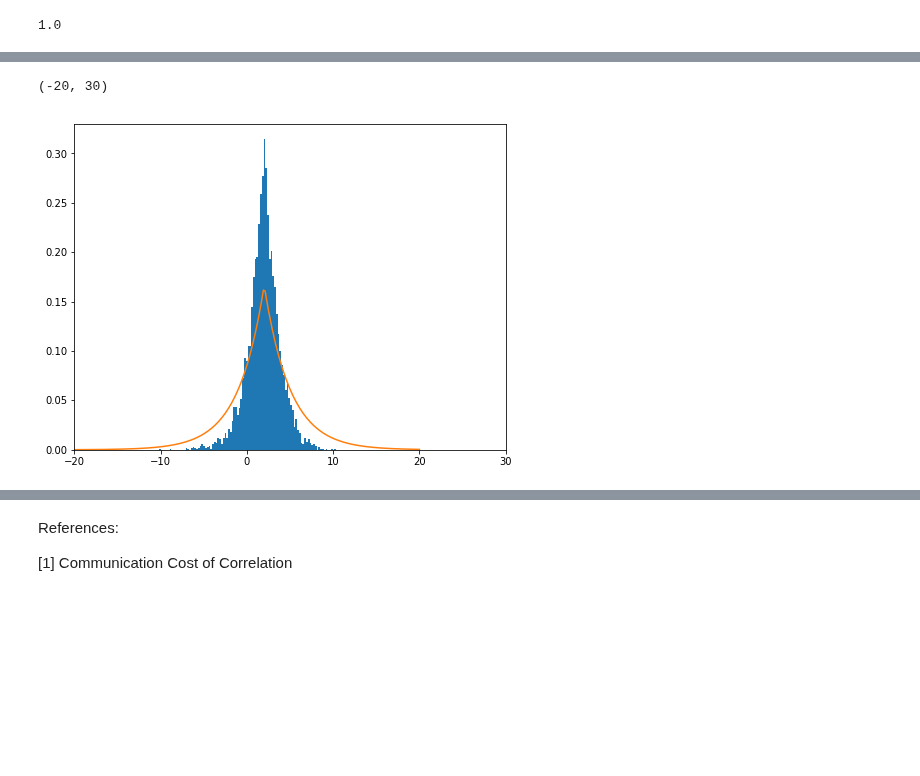
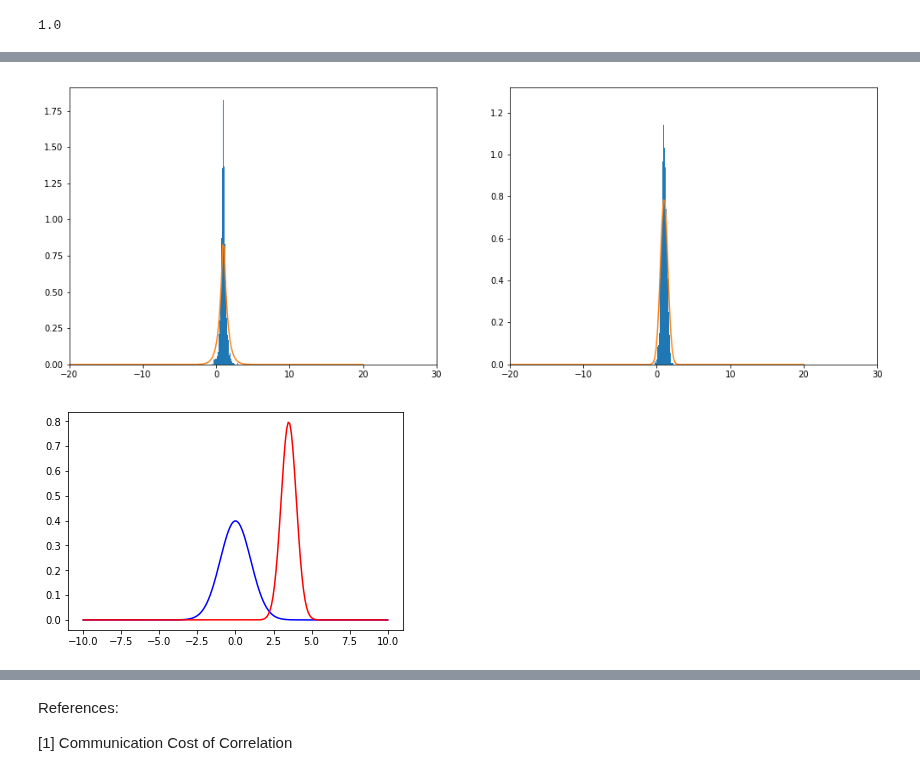
Before and after one commit to gergely-flamich/miracle-compression, a Jupyter notebook: code/compression/rejection-sampling.ipynb, the cells around one changed output, grey strips where cells are left out. Drawn from its saved outputs; the diff is of its cells as text; code cells hidden in the pictures; blank space fills up the shorter version.

```diff
--- a/code/compression/rejection-sampling.ipynb
+++ b/code/compression/rejection-sampling.ipynb
@@ -84,7 +96,7 @@ def kl_divergence(P, Q):
 # %%
 np.random.seed(42)
 
-P = np.random.uniform(size=20)
+P = np.random.uniform(size=40)
 P = P / np.sum(P)
 
 Q = np.ones(len(P)) / len(P)
@@ -92,7 +104,7 @@ Q = np.ones(len(P)) / len(P)
 samples = []
 mass = np.zeros(len(P))
 
-for j in tqdm(range(50, 1050)):
+for j in tqdm(range(50, 5050)):
     sample = rejection_sampler(P=P, Q=Q, seed=j, failure_threshold=1000)
     samples.append(sample)
 
@@ -312,7 +321,7 @@ def rejection_sampler_cts(P, P_bins, Q, Q_dist, seed, failure_threshold=1000):
     return None
 # %%
 prior = tfd.Laplace(loc=0., scale=1.)
-posterior = tfd.Laplace(loc=2., scale=3.)
+posterior = tfd.Laplace(loc=1., scale=0.5)
 
 P_bin, P = create_bins_and_masses(posterior, laplace_quantile, 1e-2)
 Q = get_prior_mass_correspondance(P_bin, prior)
@@ -371,7 +380,7 @@ Outliers above third quartile: 1229
 1.0
 # %%
 prior = tfd.Normal(loc=0., scale=1.)
-posterior = tfd.Normal(loc=2., scale=3.)
+posterior = tfd.Normal(loc=1., scale=.5)
 
 P_bin, P = create_bins_and_masses(posterior, norm.ppf, 1e-2)
 Q = get_prior_mass_correspondance(P_bin, prior)
@@ -431,18 +440,33 @@ Outliers above third quartile: 1214
 # %%
-posterior1 = tfd.Laplace(loc=2., scale=3.)
-posterior2 = tfd.Normal(loc=2., scale=3.)
+posterior1 = tfd.Laplace(loc=1., scale=.5)
+posterior2 = tfd.Normal(loc=1., scale=.5)
 
 plt.figure(figsize=(17, 6))
 plt.subplot(121)
 plt.hist(samps, bins=100, density=True)
 plt.plot(xs, posterior1.prob(xs))
 plt.xlim([-20, 30])
 
-# plt.subplot(122)
-# plt.hist(samps_, bins=100, density=True)
-# plt.plot(xs, posterior2.prob(xs))
-# plt.xlim([-20, 30])
-# plt.show()
+plt.subplot(122)
+plt.hist(samps_, bins=100, density=True)
+plt.plot(xs, posterior2.prob(xs))
+plt.xlim([-20, 30])
+plt.show()
 # %% [output]
-(-20, 30)
-[figure, old version]
+[figure, new version]
+# %%
+p_loc = 0.
+p_scale = 1.
+p = tfd.Normal(loc=p_loc, scale=p_scale)
+
+q_loc = 3.5
+q_scale = 0.5
+q = tfd.Normal(loc=q_loc, scale=q_scale)
+
+plot_points = np.linspace(-10., 10., 200)
+
+plt.plot(plot_points, p.prob(plot_points), 'b')
+plt.plot(plot_points, q.prob(plot_points), 'r')
+plt.show()
+# %% [output]
+[figure, added]
```
Also changed, not shown: parts of 17 cells of this notebook, 5 other files.
